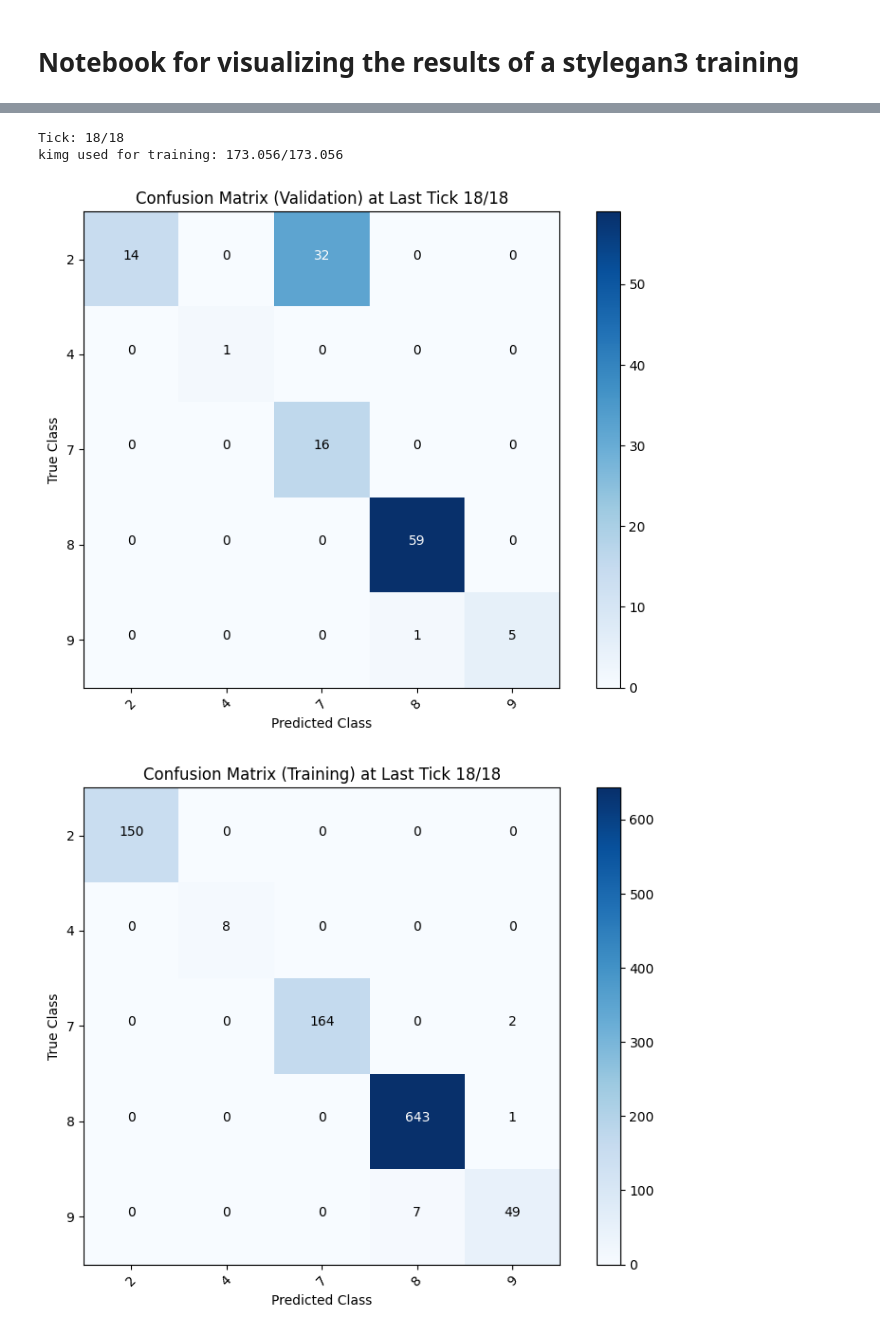
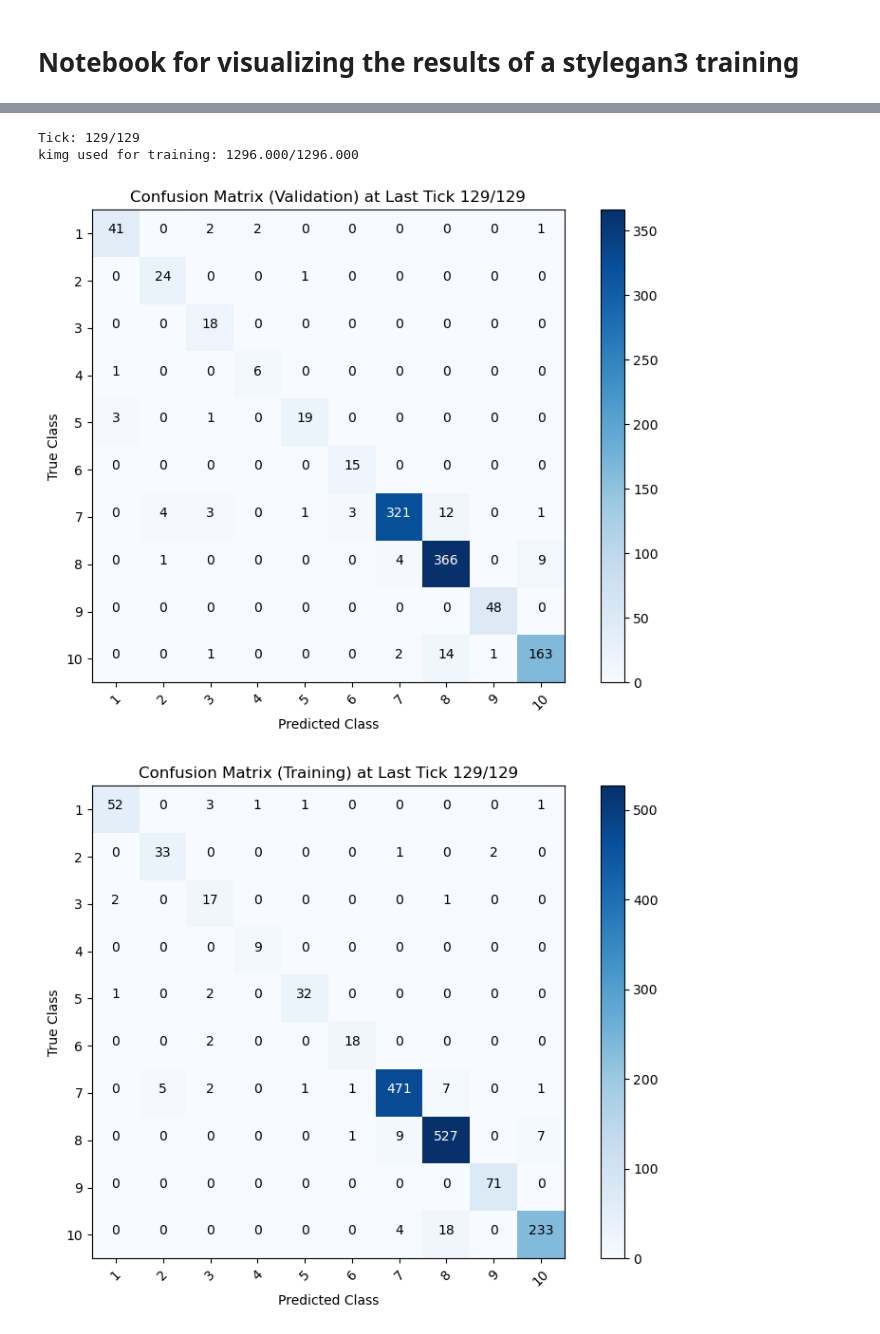
Before and after one commit to antongomez/Conditional-StyleGAN3, a Jupyter notebook: visualize.ipynb, the cells around one changed output, grey strips where cells are left out. Saved outputs shown, nothing was run; the diff lists cells and outputs as text; code cells hidden in the pictures.

```diff
--- a/visualize.ipynb
+++ b/visualize.ipynb
@@ -3,13 +3,17 @@
 # %%
 import os
 
-dataset_name = f"ulla"
+dataset_name = f"oitaven"
+
+experiment_number = 0
 seed = 42
+gpus = 2
+batch = 128
 
 dataset_file = dataset_name + "_train" + (f"_{seed}" if seed is not None else "")
 
 results_dir = f"training-runs/{dataset_file.upper()}"
-experiment_name = f"00002-stylegan3-t-{dataset_file}-gpus2-batch128-gamma0.125"
+experiment_name = f"000{experiment_number:0>2}-stylegan3-t-{dataset_file}-gpus{gpus}-batch{batch}-gamma0.125"
 
 file_name = "stats.jsonl"
 training_options_file_name = "training_options.json"
@@ -175,33 +247,33 @@ plot_metric(
 # %%
 total_tick = int(metrics["Progress/tick"][-1])
 total_kimg = float(metrics["Progress/kimg"][-1])
 
 print(f"Tick: {total_tick}/{total_tick}")
 print(f"kimg used for training: {total_kimg:.3f}/{total_kimg:.3f}")
 
 # ------------- Validation ------------- #
-confusion_matrix = extract_confusion_matrix(
-    jsonl_data, class_labels=class_labels, data_type="val"
-)
+confusion_matrix = extract_confusion_matrix(jsonl_data, class_labels=class_labels, data_type="val")
 plot_confusion_matrix(
-    confusion_matrix, class_labels=class_labels, title=f"Confusion Matrix (Validation) at Last Tick {total_tick}/{total_tick}"
+    confusion_matrix,
+    class_labels=class_labels,
+    title=f"Confusion Matrix (Validation) at Last Tick {total_tick}/{total_tick}",
 )
 
 # ------------- Training (real) ------------- #
-confusion_matrix = extract_confusion_matrix(
-    jsonl_data, class_labels=class_labels, data_type="real"
-)
+confusion_matrix = extract_confusion_matrix(jsonl_data, class_labels=class_labels, data_type="real")
 plot_confusion_matrix(
-    confusion_matrix, class_labels=class_labels, title=f"Confusion Matrix (Training) at Last Tick {total_tick}/{total_tick}"
+    confusion_matrix,
+    class_labels=class_labels,
+    title=f"Confusion Matrix (Training) at Last Tick {total_tick}/{total_tick}",
 )
 
 # ------------- Training (fake) ------------- #
-confusion_matrix = extract_confusion_matrix(
-    jsonl_data, class_labels=class_labels, data_type="fake"
+confusion_matrix = extract_confusion_matrix(jsonl_data, class_labels=class_labels, data_type="fake")
+plot_confusion_matrix(
+    confusion_matrix, class_labels=class_labels, title=f"Confusion Matrix (Fake) at Last Tick {total_tick}/{total_tick}"
 )
-plot_confusion_matrix(confusion_matrix, class_labels=class_labels, title=f"Confusion Matrix (Fake) at Last Tick {total_tick}/{total_tick}")
 # %% [output]
-Tick: 18/18
-kimg used for training: 173.056/173.056
+Tick: 129/129
+kimg used for training: 1296.000/1296.000
-[figure, old version]
+[figure, new version]
-[figure, old version]
+[figure, new version]
```
Also changed, not shown: parts of 16 cells of this notebook, 7 other files.
